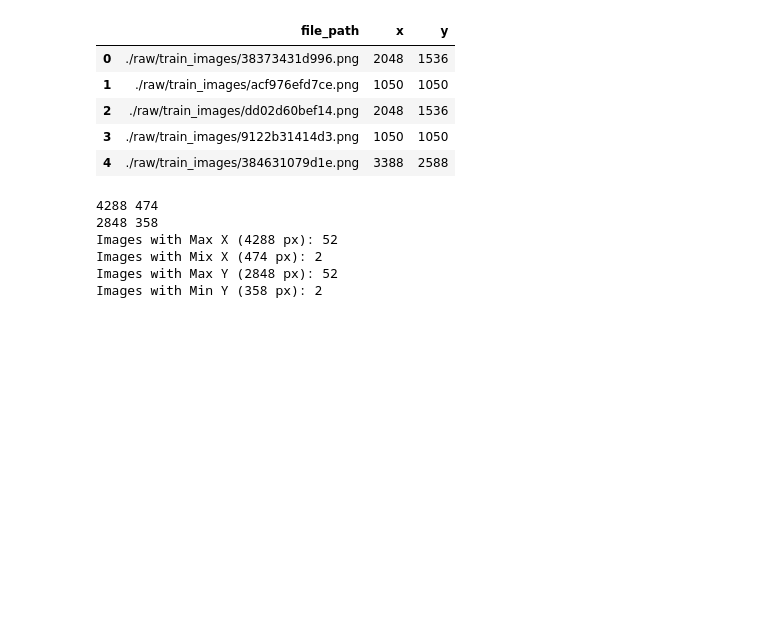
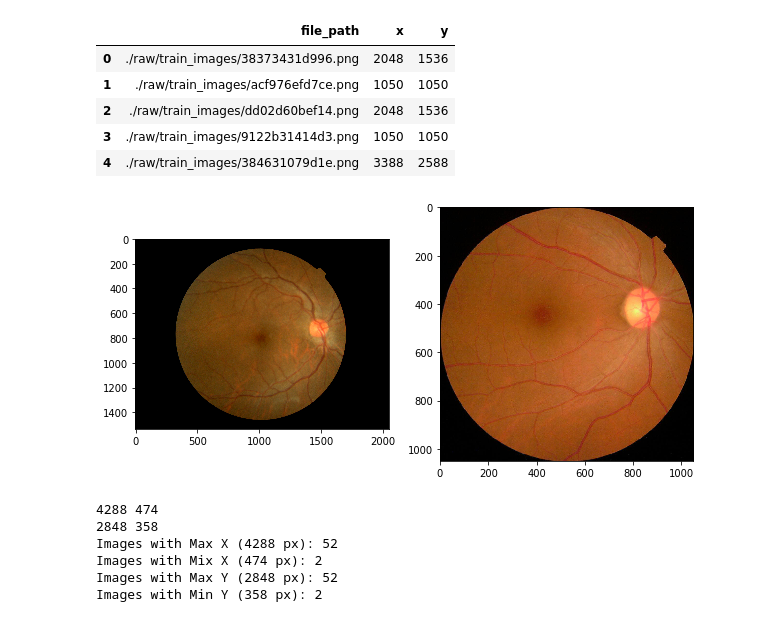
Before and after one commit to davamix/Kaggle, a Jupyter notebook: APTOS-2019/Images_exploration.ipynb, the cells around one changed output. Cells and saved outputs as stored; diff of their text form; code cells hidden in the pictures; blank space fills up the shorter version.

Commit message:
Showing some images

```diff
--- a/APTOS-2019/Images_exploration.ipynb
+++ b/APTOS-2019/Images_exploration.ipynb
@@ -40,6 +41,18 @@ df.head()
 | 2 | ./raw/train_images/dd02d60bef14.png | 2048 | 1536 |
 | 3 | ./raw/train_images/9122b31414d3.png | 1050 | 1050 |
 | 4 | ./raw/train_images/384631079d1e.png | 3388 | 2588 |
+# %%
+fig = plt.figure(figsize=(10,10))
+
+f1 = fig.add_subplot(1,2,1)
+img = mpimg.imread(df.iloc[0,0]) # image 38373431d996.png
+imgplot = plt.imshow(img)
+
+f2 = fig.add_subplot(1,2,2)
+img = mpimg.imread(df.iloc[1,0]) # image acf976efd7ce.png
+imgplot = plt.imshow(img)
+# %% [output]
+[figure, added]
 # %%
 # Size information
 x_max = df['x'].max()
```
Also changed, not shown: parts of 2 cells of this notebook.
